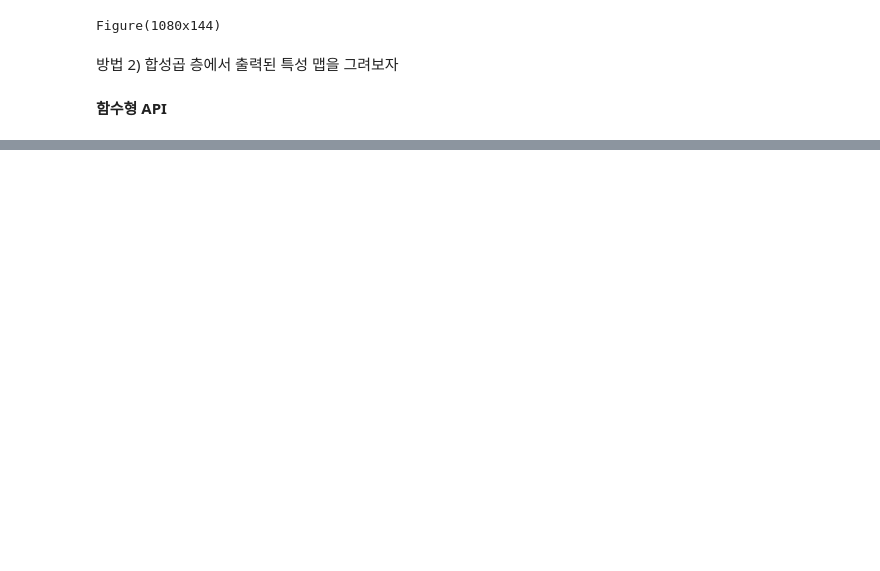
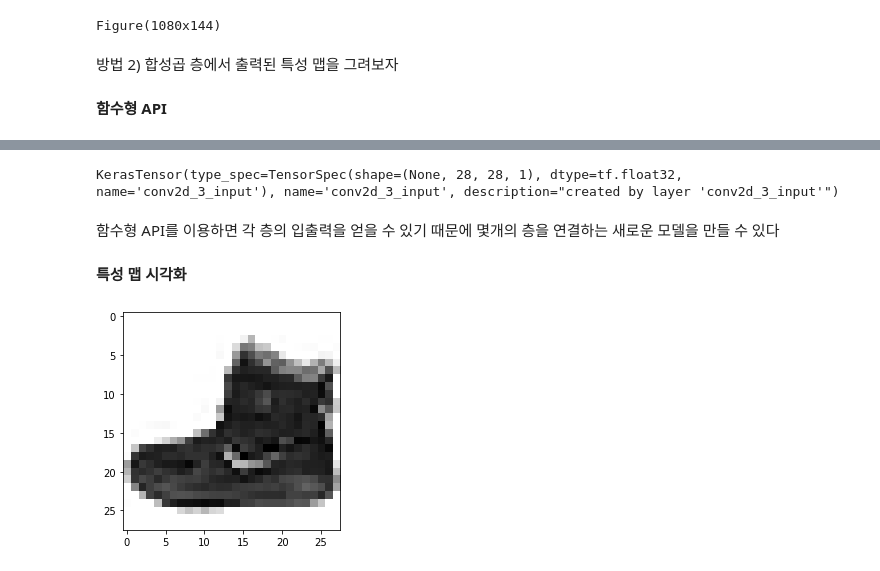
Before and after one commit to dong-tak123/BigAI, a Jupyter notebook: 혼자 공부하는 머신러닝/Chapter8_이미지를_위한_인공_신경망.ipynb, the cells around one changed output, grey strips where cells are left out. Drawn from its saved outputs; the diff is of its cells as text; code cells hidden in the pictures; blank space fills up the shorter version.

```diff
--- a/혼자 공부하는 머신러닝/Chapter8_이미지를_위한_인공_신경망.ipynb
+++ b/혼자 공부하는 머신러닝/Chapter8_이미지를_위한_인공_신경망.ipynb
@@ -471,0 +497,7 @@ Figure(1080x144)
+# %%
+#모델의 입력 참조
+print(model.input)
+# %% [output]
+KerasTensor(type_spec=TensorSpec(shape=(None, 28, 28, 1), dtype=tf.float32, name='conv2d_3_input'), name='conv2d_3_input', description="created by layer 'conv2d_3_input'")
+# %% [markdown]
+함수형 API를 이용하면 각 층의 입출력을 얻을 수 있기 때문에 몇개의 층을 연결하는 새로운 모델을 만들 수 있다
@@ -471,0 +508,8 @@ Figure(1080x144)
+# %% [markdown]
+**특성 맵 시각화**
+# %%
+(train_input, train_target),(test_input, test_target) = keras.datasets.fashion_mnist.load_data()
+plt.imshow(train_input[0], cmap = 'gray_r')
+plt.show()
+# %% [output]
+[figure, added]
```
Also changed, not shown: parts of 32 cells of this notebook.
